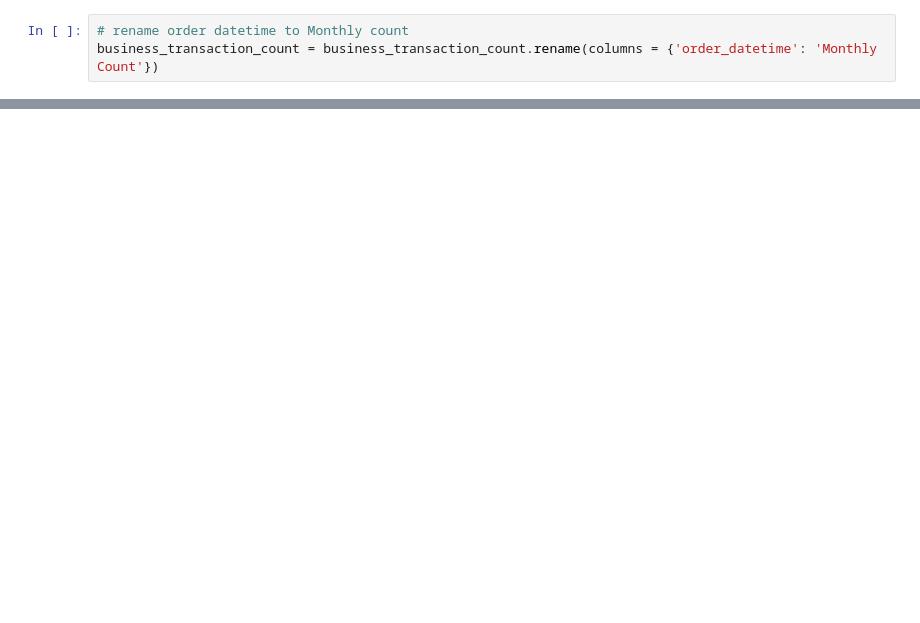
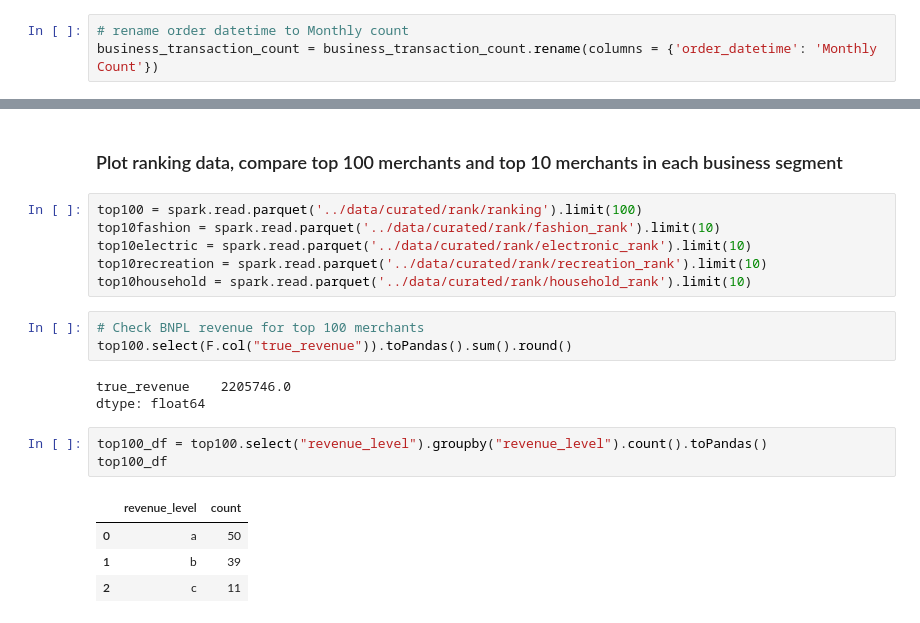
Before and after one commit to MAST30034-Applied-Data-Science/generic-buy-now-pay-later-project-group-45, a Jupyter notebook: notebooks/plots.ipynb, the cells around one changed output, grey strips where cells are left out. Cells and saved outputs as stored; diff of their text form; blank space fills up the shorter version.

```diff
--- a/notebooks/plots.ipynb
+++ b/notebooks/plots.ipynb
@@ -111,0 +110,22 @@ plt.savefig("../plots/"+'Retail_Monthly_transaction.png', bbox_inches='tight')
+# %% [markdown]
+### Plot ranking data, compare top 100 merchants and top 10 merchants in each business segment
+# %%
+top100 = spark.read.parquet('../data/curated/rank/ranking').limit(100)
+top10fashion = spark.read.parquet('../data/curated/rank/fashion_rank').limit(10)
+top10electric = spark.read.parquet('../data/curated/rank/electronic_rank').limit(10)
+top10recreation = spark.read.parquet('../data/curated/rank/recreation_rank').limit(10)
+top10household = spark.read.parquet('../data/curated/rank/household_rank').limit(10)
+# %%
+# Check BNPL revenue for top 100 merchants
+top100.select(F.col("true_revenue")).toPandas().sum().round()
+# %% [output]
+true_revenue    2205746.0
+dtype: float64
+# %%
+top100_df = top100.select("revenue_level").groupby("revenue_level").count().toPandas()
+top100_df
+# %% [output]
+|  | revenue_level | count |
+| 0 | a | 50 |
+| 1 | b | 39 |
+| 2 | c | 11 |
```
Also changed, not shown: parts of 16 cells of this notebook.
